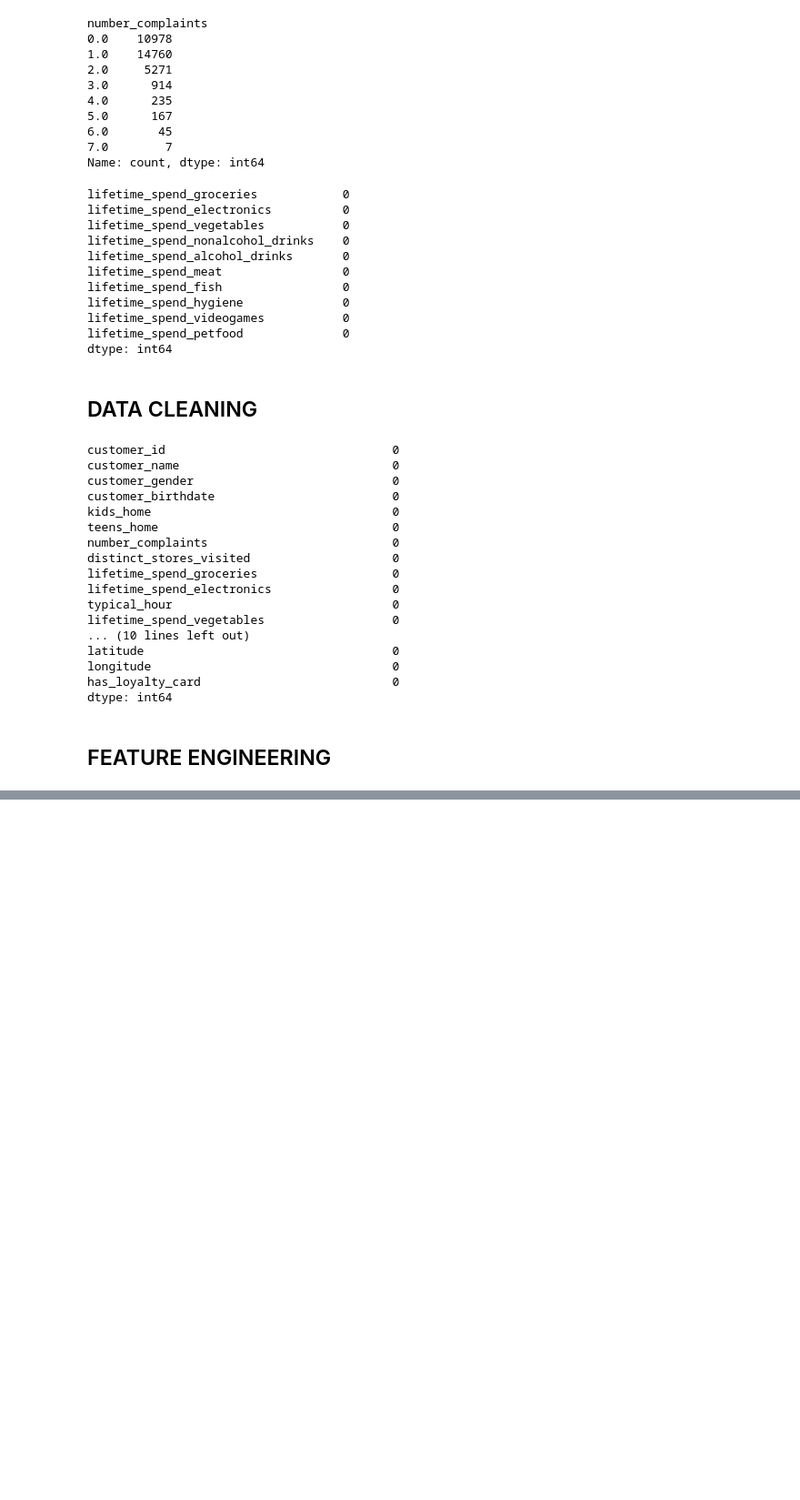
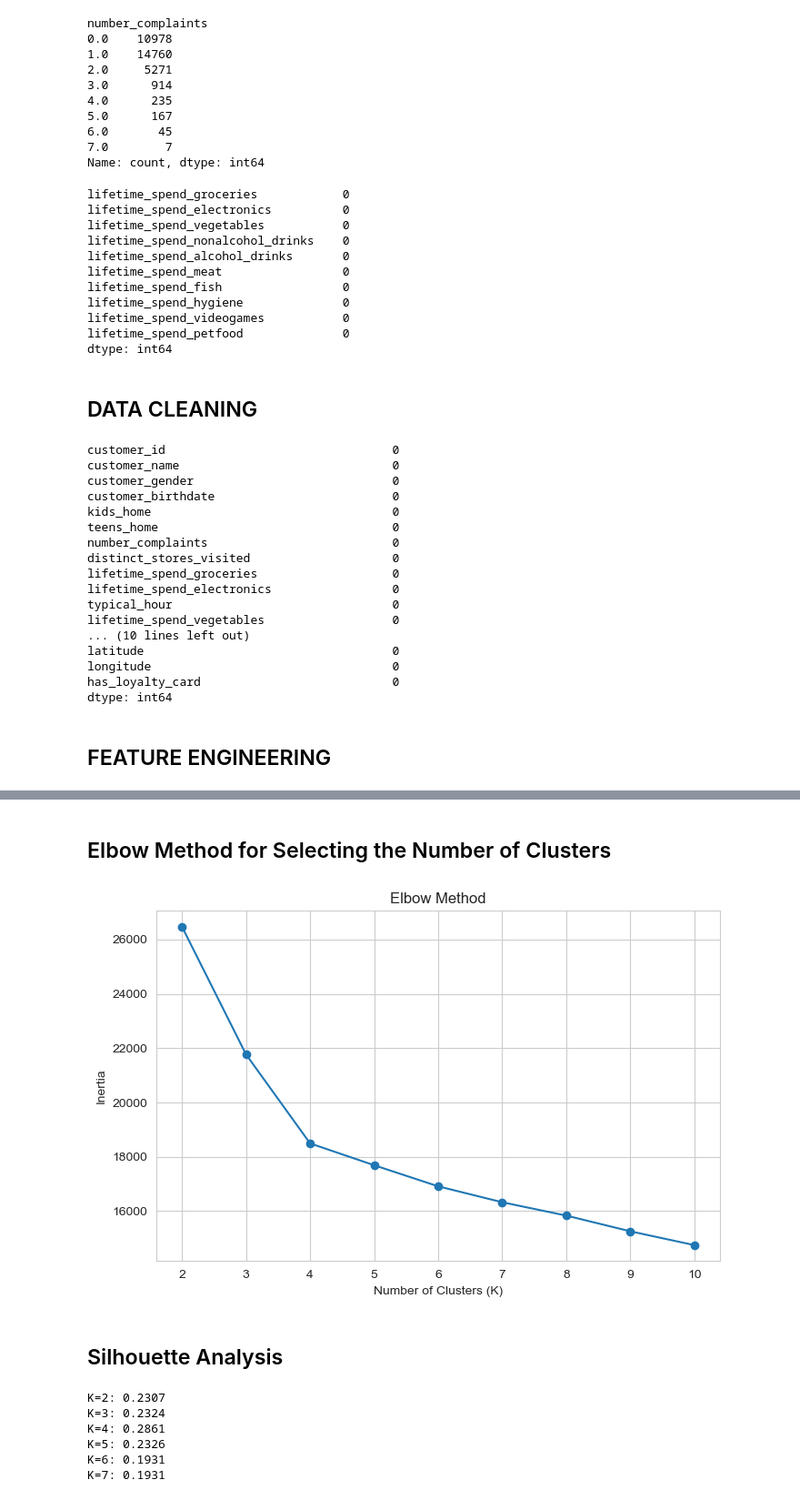
Before and after one commit to saifhoque15-netizen/ML2-Customer-Segmentation, a Jupyter notebook: notebooks/Customer_Segmentation.ipynb, the cells around one changed output, grey strips where cells are left out. Shown at 91% size. Saved outputs shown, nothing was run; the diff lists cells and outputs as text; code cells hidden in the pictures; blank space fills up the shorter version.

```diff
--- a/notebooks/Customer_Segmentation.ipynb
+++ b/notebooks/Customer_Segmentation.ipynb
@@ -268,0 +468,59 @@ customer_clean[ ["age","family_size","tenure","total_spend","promotion_sensitivi
+# %% [markdown]
+## Elbow Method for Selecting the Number of Clusters
+# %%
+from sklearn.cluster import KMeans
+import matplotlib.pyplot as plt
+
+inertia = []
+
+K = range(2, 11)
+
+for k in K:
+    kmeans = KMeans(
+        n_clusters=k,
+        random_state=42,
+        n_init=10
+    )
+
+    kmeans.fit(X_scaled)
+    inertia.append(kmeans.inertia_)
+
+plt.figure(figsize=(8,5))
+plt.plot(K, inertia, marker='o')
+plt.xlabel('Number of Clusters (K)')
+plt.ylabel('Inertia')
+plt.title('Elbow Method')
+plt.xticks(K)
+plt.show()
+# %% [output]
+[figure, added]
+# %% [markdown]
+## Silhouette Analysis
+# %%
+from sklearn.metrics import silhouette_score
+
+silhouette_scores = []
+
+K = range(2, 11)
+
+for k in K:
+    kmeans = KMeans(
+        n_clusters=k,
+        random_state=42,
+        n_init=10
+    )
+
+    labels = kmeans.fit_predict(X_scaled)
+
+    score = silhouette_score(X_scaled, labels)
+
+    silhouette_scores.append(score)
+
+    print(f"K={k}: {score:.4f}")
+# %% [output]
+K=2: 0.2307
+K=3: 0.2324
+K=4: 0.2861
+K=5: 0.2326
+K=6: 0.1931
+K=7: 0.1931
```
Also changed, not shown: parts of 20 cells of this notebook.
